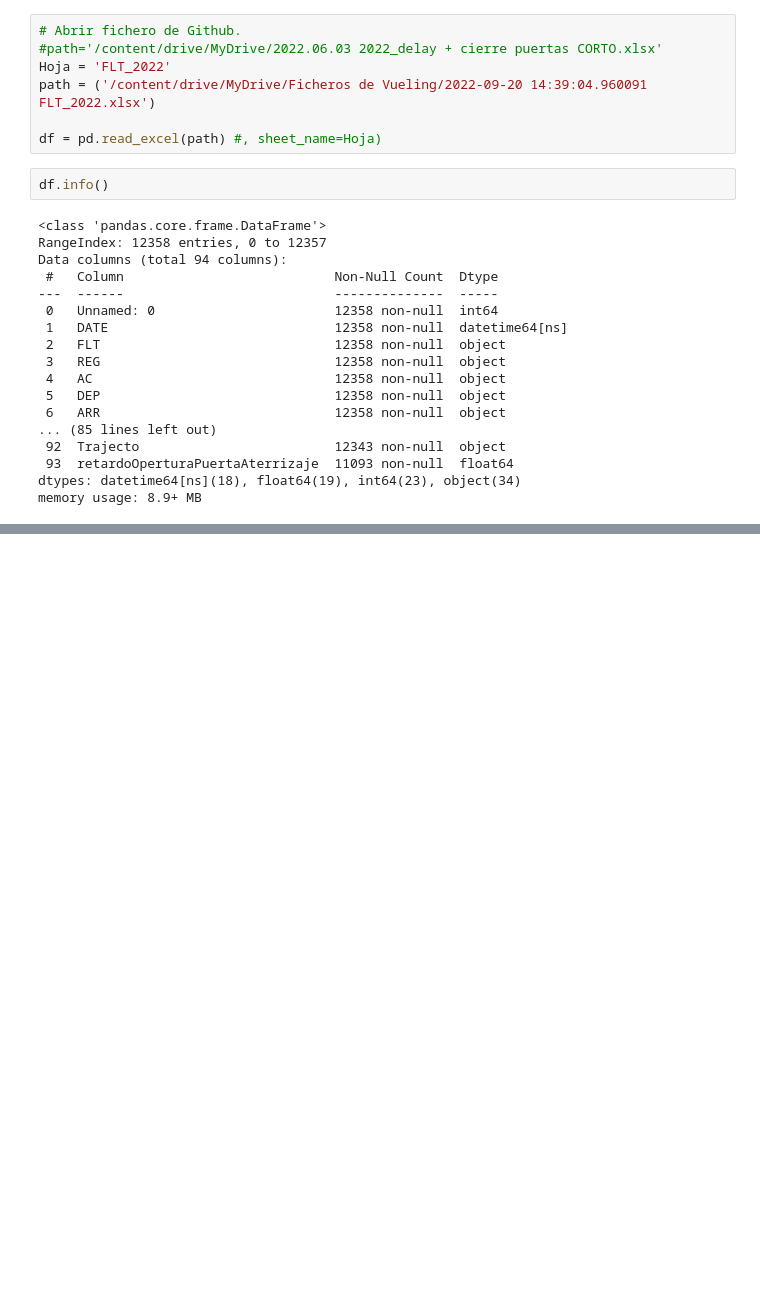
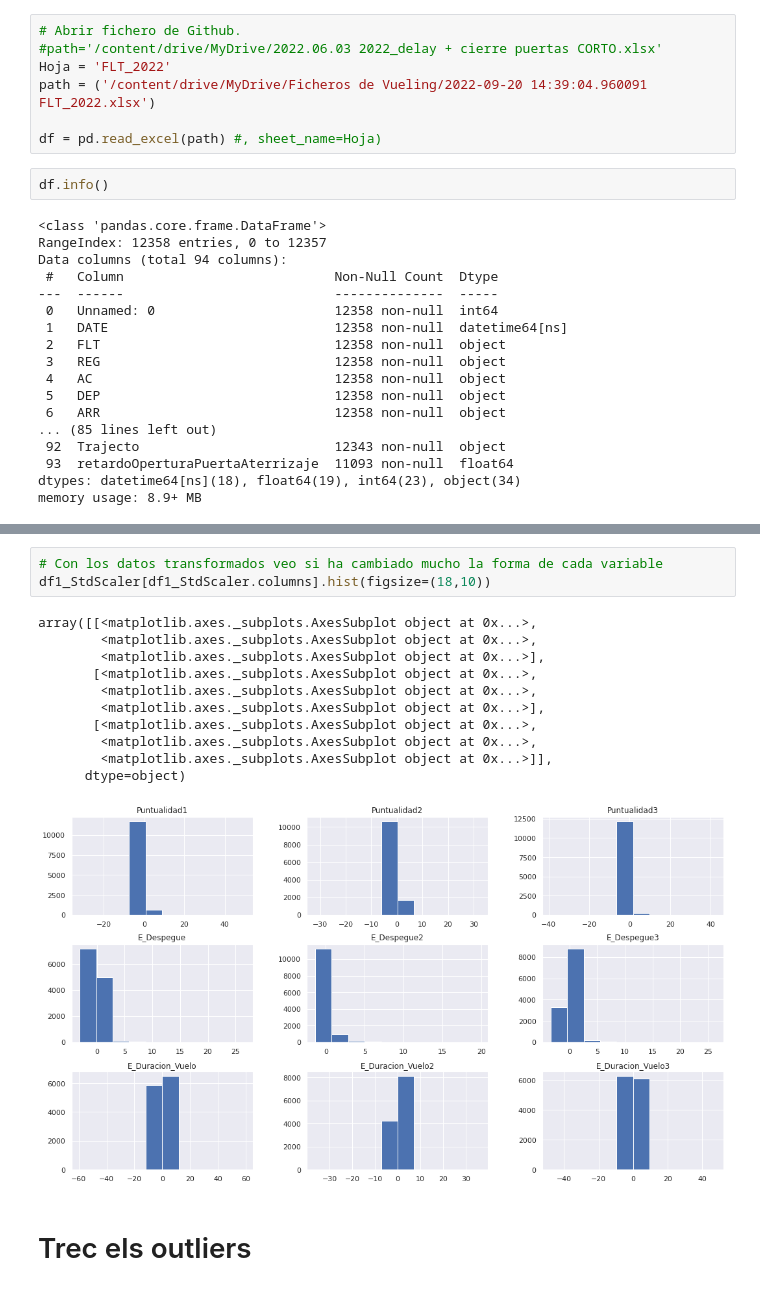
Before and after one commit to JMML2021/Avaluaci-final-per-passar-a-projecte, a Jupyter notebook: Companyia Aerea Algoritmes d’aprenentatge supervisat.ipynb, the cells around one changed output, grey strips where cells are left out. Cells and saved outputs as stored; diff of their text form; blank space fills up the shorter version.

```diff
--- a/Companyia Aerea Algoritmes d’aprenentatge supervisat.ipynb
+++ b/Companyia Aerea Algoritmes d’aprenentatge supervisat.ipynb
@@ -75,0 +119,17 @@ memory usage: 8.9+ MB
+# %%
+# Con los datos transformados veo si ha cambiado mucho la forma de cada variable
+df1_StdScaler[df1_StdScaler.columns].hist(figsize=(18,10))
+# %% [output]
+array([[<matplotlib.axes._subplots.AxesSubplot object at 0x...>,
+        <matplotlib.axes._subplots.AxesSubplot object at 0x...>,
+        <matplotlib.axes._subplots.AxesSubplot object at 0x...>],
+       [<matplotlib.axes._subplots.AxesSubplot object at 0x...>,
+        <matplotlib.axes._subplots.AxesSubplot object at 0x...>,
+        <matplotlib.axes._subplots.AxesSubplot object at 0x...>],
+       [<matplotlib.axes._subplots.AxesSubplot object at 0x...>,
+        <matplotlib.axes._subplots.AxesSubplot object at 0x...>,
+        <matplotlib.axes._subplots.AxesSubplot object at 0x...>]],
+      dtype=object)
+[figure, added]
+# %% [markdown]
+# Trec els outliers
```
Also changed, not shown: parts of 11 cells of this notebook.
